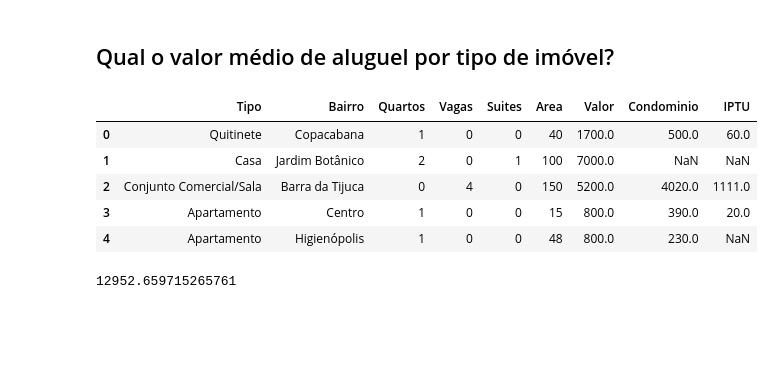
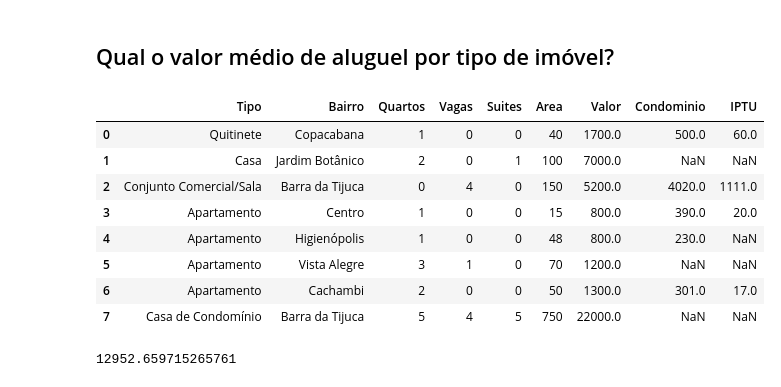
Before and after one commit to DiegoF-G/Pandas, a Jupyter notebook: projeto_imobiliaria.ipynb, the cells around one changed output. Saved outputs shown, nothing was run; the diff lists cells and outputs as text; code cells hidden in the pictures; blank space fills up the shorter version.

```diff
--- a/projeto_imobiliaria.ipynb
+++ b/projeto_imobiliaria.ipynb
@@ -142,14 +139,17 @@ print(dados[['Quartos', 'Valor']])
 # %% [markdown]
 ## Qual o valor médio de aluguel por tipo de imóvel?
 # %%
-display(dados.head())
+display(dados.head(8))
 # %% [output]
 |  | Tipo | Bairro | Quartos | Vagas | Suites | Area | Valor | Condominio | IPTU |
 | 0 | Quitinete | Copacabana | 1 | 0 | 0 | 40 | 1700.0 | 500.0 | 60.0 |
 | 1 | Casa | Jardim Botânico | 2 | 0 | 1 | 100 | 7000.0 | NaN | NaN |
 | 2 | Conjunto Comercial/Sala | Barra da Tijuca | 0 | 4 | 0 | 150 | 5200.0 | 4020.0 | 1111.0 |
 | 3 | Apartamento | Centro | 1 | 0 | 0 | 15 | 800.0 | 390.0 | 20.0 |
 | 4 | Apartamento | Higienópolis | 1 | 0 | 0 | 48 | 800.0 | 230.0 | NaN |
+| 5 | Apartamento | Vista Alegre | 3 | 1 | 0 | 70 | 1200.0 | NaN | NaN |
+| 6 | Apartamento | Cachambi | 2 | 0 | 0 | 50 | 1300.0 | 301.0 | 17.0 |
+| 7 | Casa de Condomínio | Barra da Tijuca | 5 | 4 | 5 | 750 | 22000.0 | NaN | NaN |
 # %%
 # Valor médio de todos imóveis
 print(dados['Valor'].mean())
```
Also changed, not shown: parts of 18 cells of this notebook.
